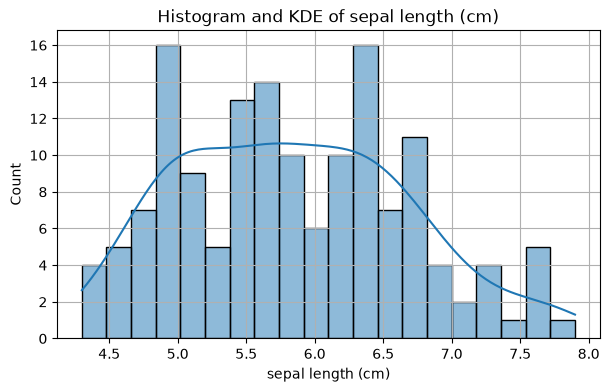
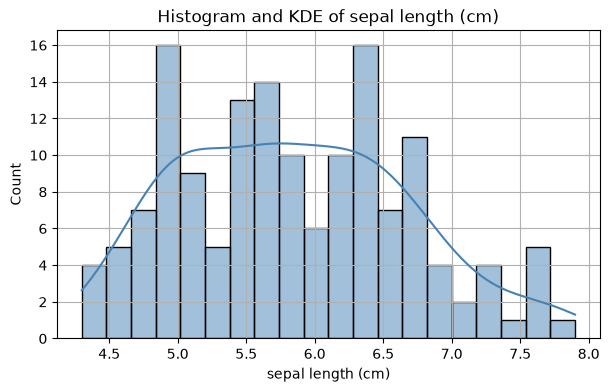
Unified diff of the notebook cell whose output changed from the first chart to the second:
--- before
+++ after
@@ -1,5 +1,5 @@
 for col in numeric_cols:
     plt.figure(figsize=(7, 4))
-    sns.histplot(df[col], kde=True, bins=20)
+    sns.histplot(df[col], kde=True, bins=20, color="steelblue")
     plt.title(f"Histogram and KDE of {col}")
     plt.xlabel(col)

Commit: week02: hoan thanh bai tap buoi 2